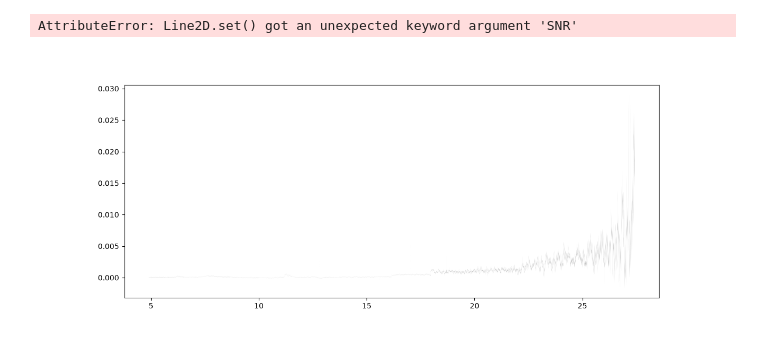
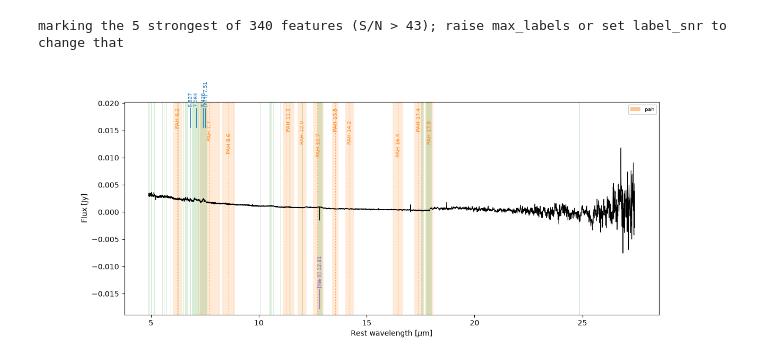
Before and after one commit to ZacharyLane1204/Jspec, a Jupyter notebook: spectral_plotter.ipynb, the cells around one changed output. Drawn from its saved outputs; the diff is of its cells as text; code cells hidden in the pictures.

```diff
--- a/spectral_plotter.ipynb
+++ b/spectral_plotter.ipynb
@@ -3,7 +3,11 @@ import jspec
 
 %matplotlib widget
 # %%
-fig, ax = jspec.quicklook("SN2024aecx/SN2024aecx_2025-12-07.ecsv", SNR=20)
+fig, ax = jspec.quicklook(
+    "SN2024aecx/SN2024aecx_2025-01-16.ecsv",
+    features="SN2024aecx/SN2024aecx_2025-01-16_features.ecsv",
+    kinds=["pah", "silicates"],
+    max_labels=5)
 # %% [output]
-AttributeError: Line2D.set() got an unexpected keyword argument 'SNR'
+marking the 5 strongest of 340 features (S/N > 43); raise max_labels or set label_snr to change that
-[figure, old version]
+[figure, new version]
```
Also changed, not shown: parts of 4 cells of this notebook, 17 other files.
